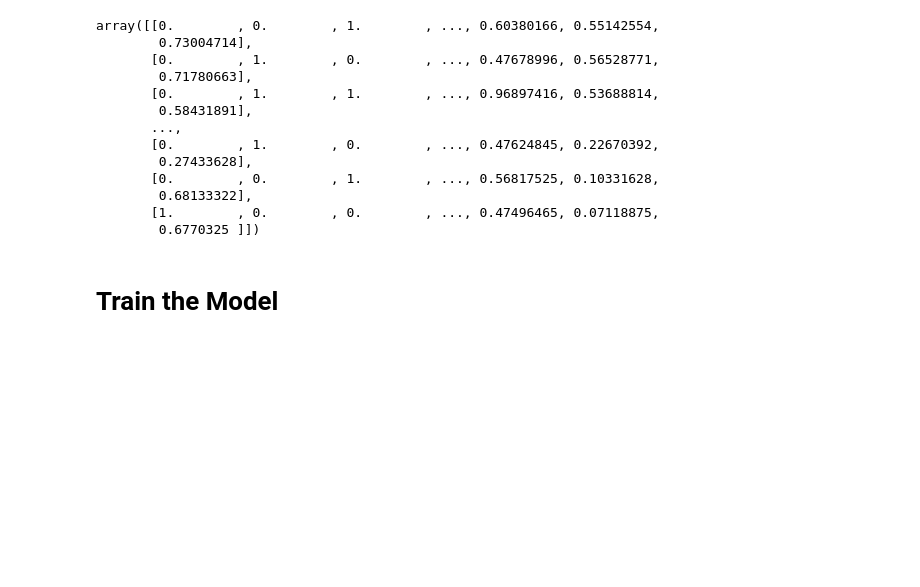
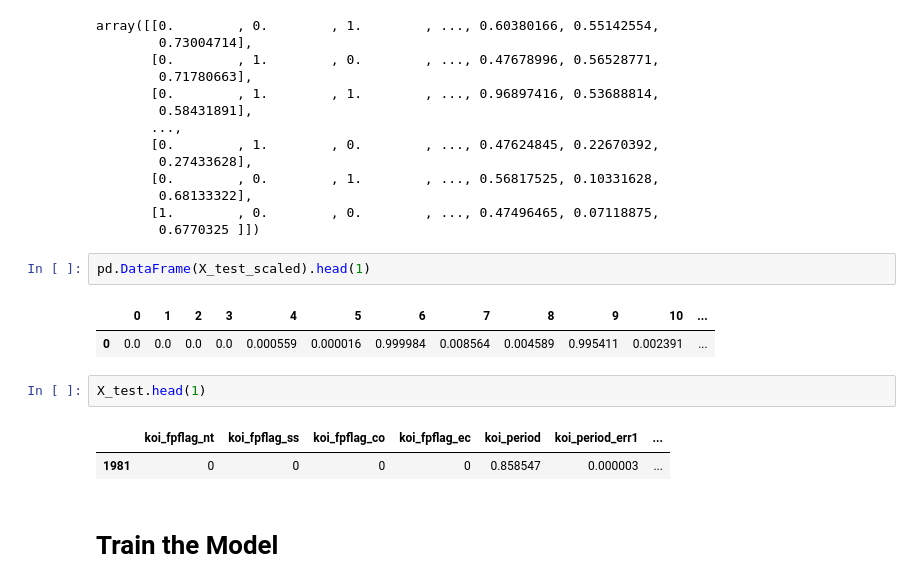
Before and after one commit to jklinges14/Machine-Learning-Challenge, a Jupyter notebook: Model 2.ipynb, the cells around one changed output. Saved outputs shown, nothing was run; the diff lists cells and outputs as text; blank space fills up the shorter version.

```diff
--- a/Model 2.ipynb
+++ b/Model 2.ipynb
@@ -90,6 +84,16 @@ array([[0.        , 0.        , 1.        , ..., 0.60380166, 0.55142554,
         0.68133322],
        [1.        , 0.        , 0.        , ..., 0.47496465, 0.07118875,
         0.6770325 ]])
+# %%
+pd.DataFrame(X_test_scaled).head(1)
+# %% [output]
+|  | 0 | 1 | 2 | 3 | 4 | 5 | 6 | 7 | 8 | 9 | 10 | ... |
+| 0 | 0.0 | 0.0 | 0.0 | 0.0 | 0.000559 | 0.000016 | 0.999984 | 0.008564 | 0.004589 | 0.995411 | 0.002391 | ... |
+# %%
+X_test.head(1)
+# %% [output]
+|  | koi_fpflag_nt | koi_fpflag_ss | koi_fpflag_co | koi_fpflag_ec | koi_period | koi_period_err1 | ... |
+| 1981 | 0 | 0 | 0 | 0 | 0.858547 | 0.000003 | ... |
 # %% [markdown]
 # Train the Model
 # %%
```
Also changed, not shown: parts of 14 cells of this notebook, 2 other files.
